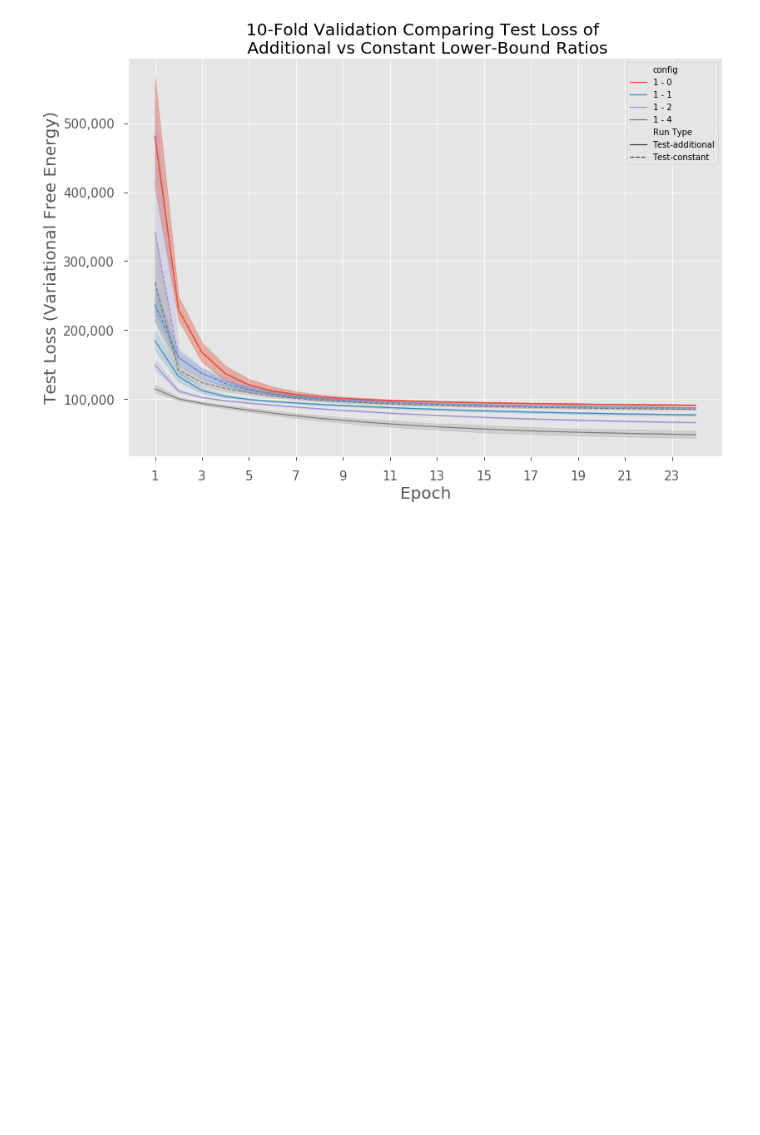
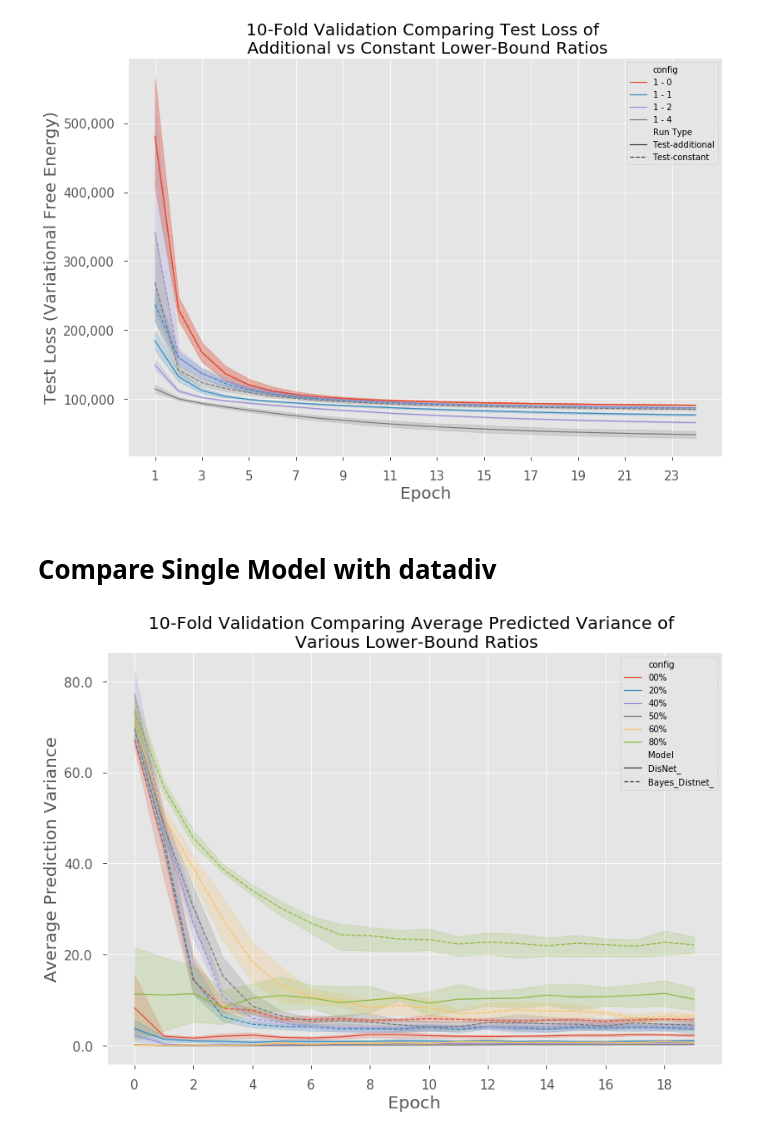
Before and after one commit to tuero/rocksndiamonds, a Jupyter notebook: src/ai/distnet/work_sheets/graphing.ipynb, the cells around one changed output. Drawn from its saved outputs; the diff is of its cells as text; code cells hidden in the pictures; blank space fills up the shorter version.

```diff
--- a/src/ai/distnet/work_sheets/graphing.ipynb
+++ b/src/ai/distnet/work_sheets/graphing.ipynb
@@ -185,7 +183,8 @@ def graphCompareModelValidationLoss(data, dep_axis_title, graph_title, samps=Non
     ax.set_title(graph_title)
     g = sns.lineplot(x="Epoch", y="Loss", hue="config", style=style, data=data)
     g.set(ylabel=dep_axis_title)
-    ax.get_yaxis().set_major_formatter(tkr.FuncFormatter(lambda x, p: format(int(x), ',')))
+#     ax.get_yaxis().set_major_formatter(tkr.FuncFormatter(lambda x, p: format(round(float(x), 1), ',')))
+    ax.get_yaxis().set_major_formatter(tkr.FuncFormatter(lambda x, p: format(x, ',')))
     plt.xticks(np.arange(data['Epoch'].min(), data['Epoch'].max()+1, 2.0))
     if scale:
         plt.yscale('symlog')
@@ -505,3 +504,68 @@ graphCompareModelValidationLoss(data_ver, dep_axis_title="Test Loss (Variational
                                samps=None, scale=False, output_name="bayes_compare_test", style="Run Type")
 # %% [output]
 [figure]
+# %% [markdown]
+# Compare Single Model with datadiv
+# %%
+data = []
+lbs = ['0.00', '0.25', '0.67', '1.00', '1.50', '4.00']
+divs = ['1', '1.25', '1.67', '2.0', '2.5', '5.0']
+df_norm_div = getEmptyDataFrame()
+df_bayes_div = getEmptyDataFrame()
+
+norm_path = "../kfold_dfs_key/df_NORMAL_lb-{}-div-{}-full.pkl"
+bayes_path = "../kfold_dfs_key/df_BAYESIAN_lb-{}-div-{}-full.pkl"
+
+# Join data
+for lb, div in zip(lbs, divs):
+    try:
+        df_norm_div = df_norm_div.append(pd.read_pickle(norm_path.format(lb, div)), ignore_index=True)
+        df_norm_div = df_norm_div[df_norm_div['Epoch'] < 20]
+    except:
+        pass
+    try:
+        df_bayes_div = df_bayes_div.append(pd.read_pickle(bayes_path.format(lb, div)), ignore_index=True)
+    except:
+        pass
+
+df_norm_div_ks = df_norm_div[df_norm_div['Run Type'] == "KS"]
+df_norm_div_t = df_norm_div[df_norm_div['Run Type'] == "T"]
+df_norm_div_train = df_norm_div[df_norm_div['Run Type'] == "Train"]
+df_norm_div_test = df_norm_div[df_norm_div['Run Type'] == "Test"]
+df_norm_div_eval = df_norm_div[df_norm_div['Run Type'] == "Train_Eval"]
+df_norm_div_d = df_norm_div[df_norm_div['Run Type'] == "D-MEAN"]
+df_norm_div_v = df_norm_div[df_norm_div['Run Type'] == "VAR"]
+df_norm_div_traintest = df_norm_div[(df_norm_div['Run Type'] == "Test") | (df_norm_div['Run Type'] == "Train_Eval")]
+
+df_bayes_div_ks = df_bayes_div[df_bayes_div['Run Type'] == "KS"]
+df_bayes_div_t = df_bayes_div[df_bayes_div['Run Type'] == "T"]
+df_bayes_div_train = df_bayes_div[df_bayes_div['Run Type'] == "Train"]
+df_bayes_div_test = df_bayes_div[df_bayes_div['Run Type'] == "Test"]
+df_bayes_div_d = df_bayes_div[df_bayes_div['Run Type'] == "D-MEAN"]
+df_bayes_div_v = df_bayes_div[df_bayes_div['Run Type'] == "VAR"]
+df_bayes_div_traintest = df_bayes_div[(df_bayes_div['Run Type'] == "Test") | (df_bayes_div['Run Type'] == "Train")]
+
+# Compare both types of data - Same model
+# data_ver = df_bayes_div_t
+data_ver = df_norm_div_t.append(df_bayes_div_t, ignore_index=True)
+
+# Norm replacing
+data_ver = data_ver.replace('samp--1-lb-0.00-div-1', '00%')
+data_ver = data_ver.replace('samp--1-lb-0.25-div-1.25', '20%')
+data_ver = data_ver.replace('samp--1-lb-0.67-div-1.67', '40%')
+data_ver = data_ver.replace('samp--1-lb-1.00-div-2.0', '50%')
+data_ver = data_ver.replace('samp--1-lb-1.50-div-2.5', '60%')
+data_ver = data_ver.replace('samp--1-lb-4.00-div-5.0', '80%')
+
+# Bayes replacing
+# data_ver = data_ver.replace('samp--1-lb--1.0-div-1', '00%')
+# data_ver = data_ver.replace('samp--1-lb--0.75-div-1.25', '20%')
+# data_ver = data_ver.replace('samp--1-lb--0.32999999999999996-div-1.67', '40%')
+# data_ver = data_ver.replace('samp--1-lb-0.0-div-2.0', '50%')
+# data_ver = data_ver.replace('samp--1-lb-0.5-div-2.5', '60%')
+# data_ver = data_ver.replace('samp--1-lb-3.0-div-5.0', '80%')
+
+graphCompareModelValidationLoss(data_ver, dep_axis_title="Average Prediction Variance", graph_title="10-Fold Validation Comparing Average Predicted Variance of \n Various Lower-Bound Ratios",
+                               samps=None, scale=False, output_name="test", style="Model")
+# %% [output]
+[figure, added]
```
Also changed, not shown: parts of 1 cell of this notebook, 29 other files.
